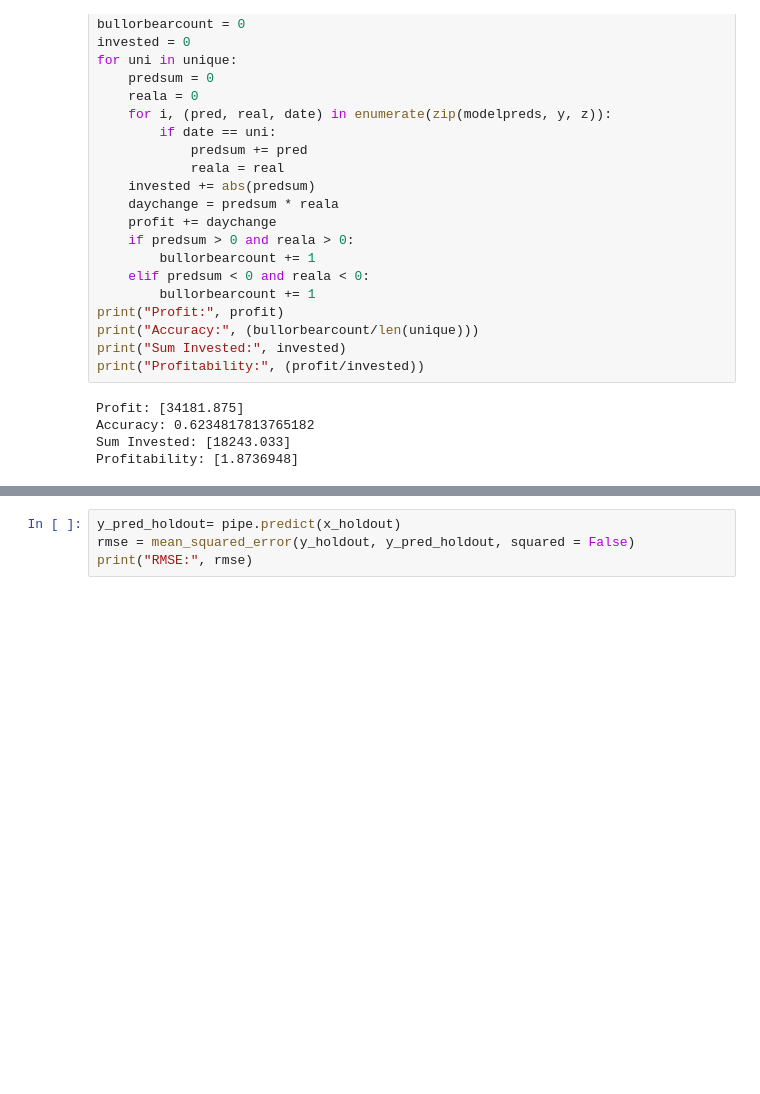
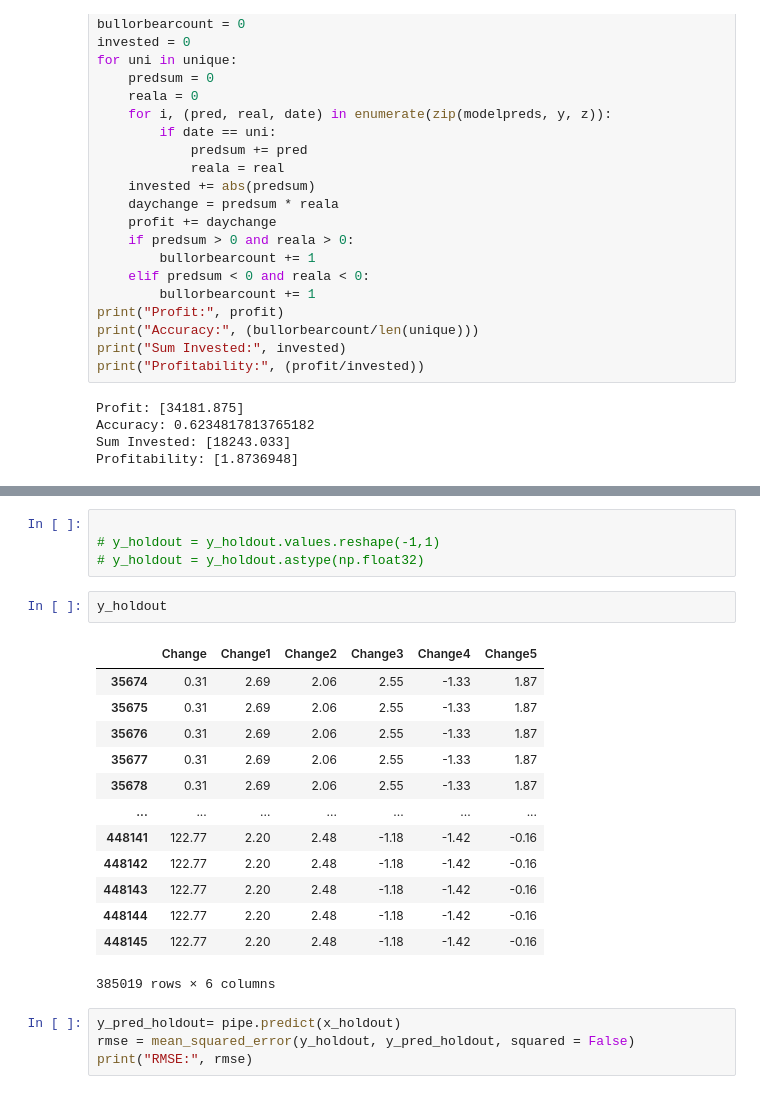
Before and after one commit to nathanindrakumar/Final_Project, a Jupyter notebook: FurtherAheadPrediction.ipynb, the cells around one changed output, grey strips where cells are left out. Saved outputs shown, nothing was run; the diff lists cells and outputs as text; blank space fills up the shorter version.

```diff
--- a/FurtherAheadPrediction.ipynb
+++ b/FurtherAheadPrediction.ipynb
@@ -528,3 +609,23 @@ y_holdout = y_holdout.astype(np.float32)
+# %%
+
+# y_holdout = y_holdout.values.reshape(-1,1)
+# y_holdout = y_holdout.astype(np.float32)
+# %%
+y_holdout
+# %% [output]
+|  | Change | Change1 | Change2 | Change3 | Change4 | Change5 |
+| 35674 | 0.31 | 2.69 | 2.06 | 2.55 | -1.33 | 1.87 |
+| 35675 | 0.31 | 2.69 | 2.06 | 2.55 | -1.33 | 1.87 |
+| 35676 | 0.31 | 2.69 | 2.06 | 2.55 | -1.33 | 1.87 |
+| 35677 | 0.31 | 2.69 | 2.06 | 2.55 | -1.33 | 1.87 |
+| 35678 | 0.31 | 2.69 | 2.06 | 2.55 | -1.33 | 1.87 |
+| ... | ... | ... | ... | ... | ... | ... |
+| 448141 | 122.77 | 2.20 | 2.48 | -1.18 | -1.42 | -0.16 |
+| 448142 | 122.77 | 2.20 | 2.48 | -1.18 | -1.42 | -0.16 |
+| 448143 | 122.77 | 2.20 | 2.48 | -1.18 | -1.42 | -0.16 |
+| 448144 | 122.77 | 2.20 | 2.48 | -1.18 | -1.42 | -0.16 |
+| 448145 | 122.77 | 2.20 | 2.48 | -1.18 | -1.42 | -0.16 |
+385019 rows × 6 columns
 # %%
 y_pred_holdout= pipe.predict(x_holdout)
 rmse = mean_squared_error(y_holdout, y_pred_holdout, squared = False)
```
Also changed, not shown: parts of 19 cells of this notebook, 16 other files.
